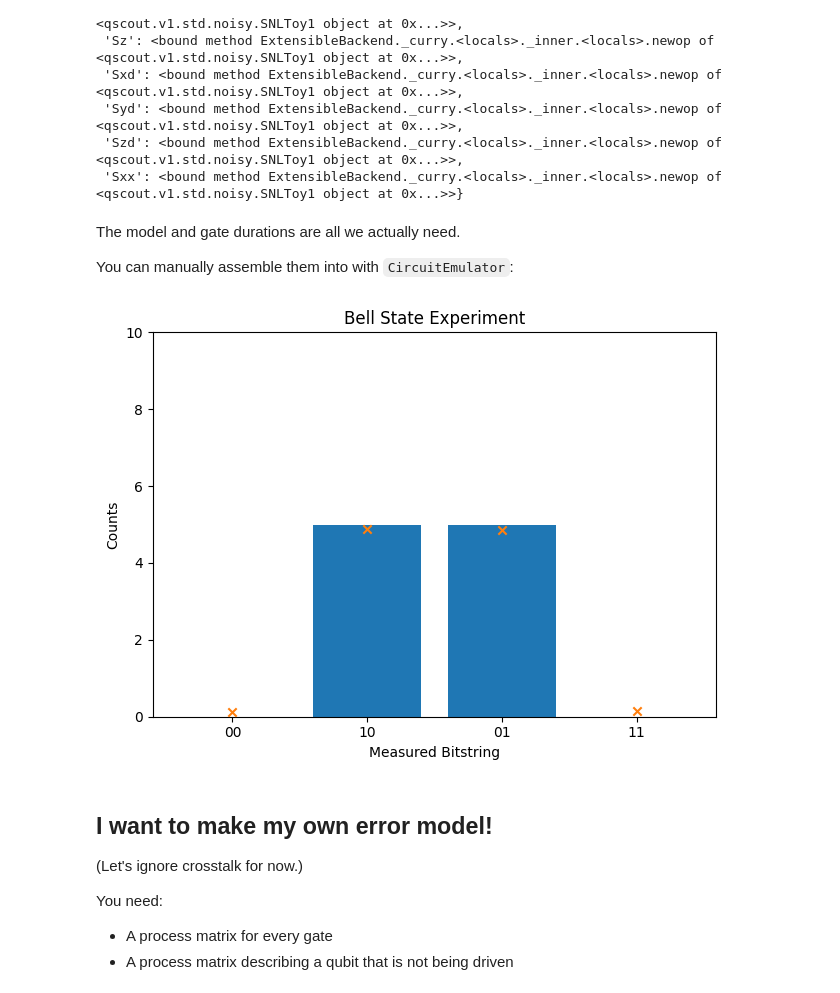
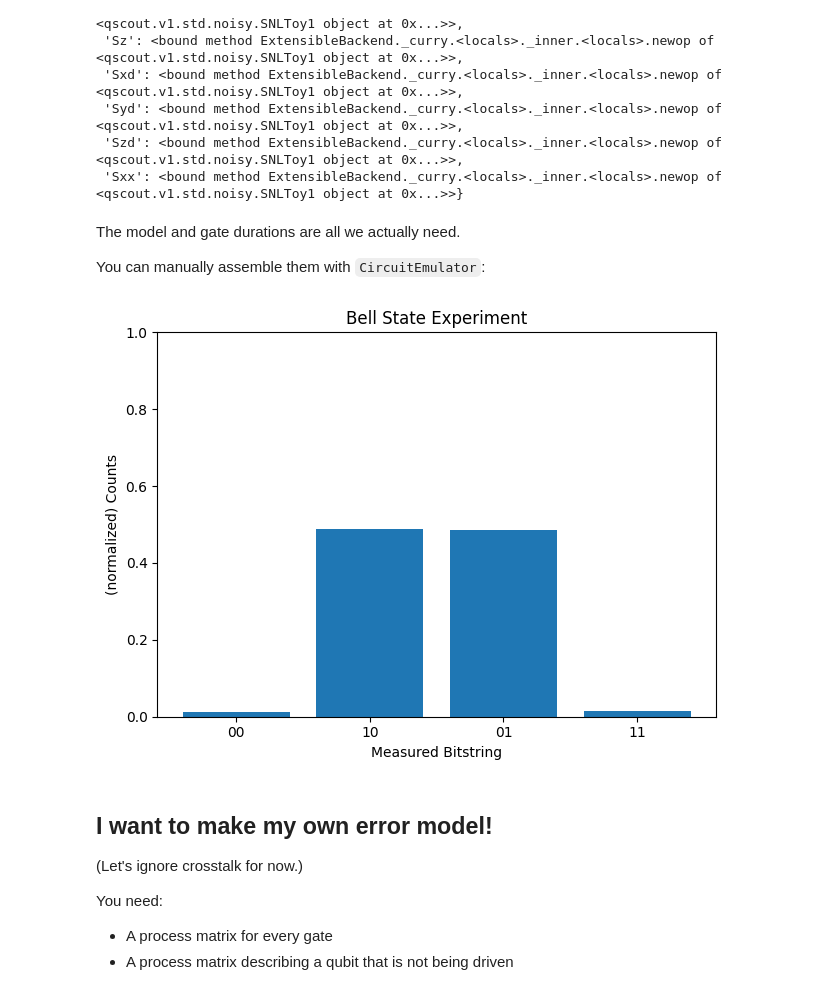
Before and after one commit to haikusw/jaqalpaq, a Jupyter notebook: examples/Tutorials/Emulator_Demo.ipynb, the cells around one changed output. Drawn from its saved outputs; the diff is of its cells as text; code cells hidden in the pictures.

```diff
--- a/examples/Tutorials/Emulator_Demo.ipynb
+++ b/examples/Tutorials/Emulator_Demo.ipynb
@@ -24,17 +23,15 @@ macro cnot control target {  // CNOT implementation from Maslov (2017)
     Syd control
 }
 
-prepare_all
+subcircuit {
  hadamard q[0]
  cnot q[0] q[1]
-measure_all
+}
 
-loop 10 {
- prepare_all
+subcircuit {
  hadamard q[0]
  cnot q[0] q[1]
  Px q[0]
- measure_all
 }
 
 """)
@@ -220,7 +155,7 @@ con_model.gate_durations
 # %% [markdown]
 The model and gate durations are all we actually need.
 
-You can manually assemble them into with `CircuitEmulator`:
+You can manually assemble them with `CircuitEmulator`:
 # %%
 from jaqalpaq.emulator.pygsti import CircuitEmulator
 
@@ -229,20 +164,17 @@ backend = CircuitEmulator(model=con_model.model, gate_durations=con_model.gate_d
 jaqal_result = run_jaqal_circuit(jaqal_circuit, backend=backend)
 # %%
 fig, ax = pyplot.subplots()
-ax.set(ylim=(0,10))
-data = [r.as_int for r in jaqal_result.subcircuits[1].readouts]
-hist = bincount(data, None, 4)
-probs = jaqal_result.subcircuits[1].probability_by_int
+ax.set(ylim=(0,1))
+hist = jaqal_result.subcircuits[1].probability_by_int
 labels = [f"{n:02b}"[::-1] for n in range(4)]
 ax.bar(range(4), height=hist, tick_label=labels)
-ax.scatter(range(4), probs * 10, marker='x', zorder=3)
 ax.set_xlabel('Measured Bitstring')
-ax.set_ylabel('Counts')
+ax.set_ylabel('(normalized) Counts')
 ax.set_title('Bell State Experiment')
 fig.tight_layout()
 pyplot.show()
 # %% [output]
-[figure, old version]
+[figure, new version]
 # %% [markdown]
 ## I want to make my own error model!
 
```
Also changed, not shown: parts of 14 cells of this notebook, 1 other file.
